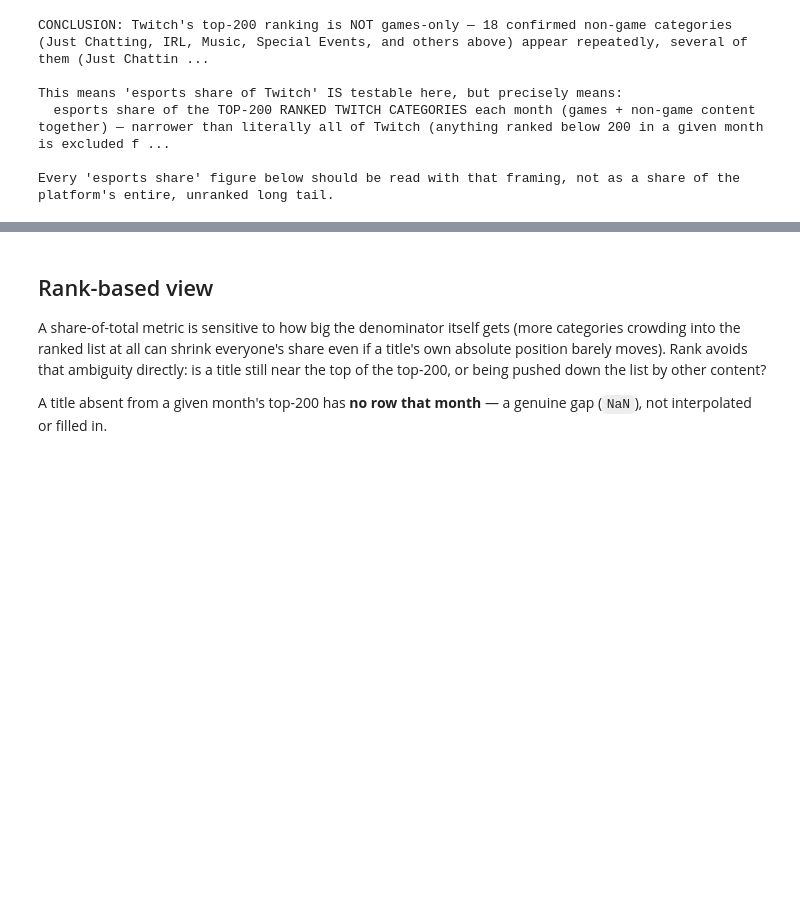
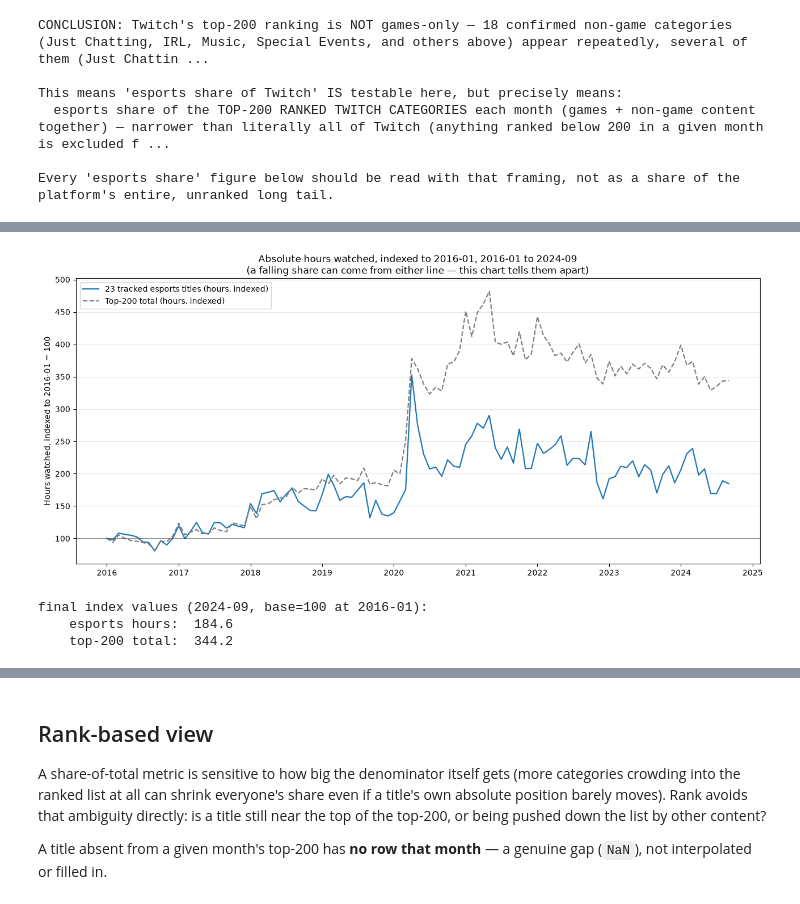
Before and after one commit to JacobH1994/fandomdatapuller, a Jupyter notebook: notebooks/esports_share_of_twitch.ipynb, the cells around one changed output, grey strips where cells are left out. Drawn from its saved outputs; the diff is of its cells as text; code cells hidden in the pictures; blank space fills up the shorter version.

```diff
--- a/notebooks/esports_share_of_twitch.ipynb
+++ b/notebooks/esports_share_of_twitch.ipynb
@@ -238,0 +262,31 @@ print(share_df[["month", "esports_share", "just_chatting_share", "non_game_share
+# %%
+indexed = share_df[["month", "esports_hours", "total_hours"]].copy()
+base_esports = indexed["esports_hours"].iloc[0]
+base_total = indexed["total_hours"].iloc[0]
+indexed["esports_indexed"] = 100 * indexed["esports_hours"] / base_esports
+indexed["total_indexed"] = 100 * indexed["total_hours"] / base_total
+
+fig, ax = plt.subplots(figsize=(13, 6))
+ax.plot(indexed["month"], indexed["esports_indexed"], color="#1f77b4", linewidth=1.6,
+        label=f"{len(matched_ids)} tracked esports titles (hours, indexed)")
+ax.plot(indexed["month"], indexed["total_indexed"], color="#7f7f7f", linewidth=1.6, linestyle="--",
+        label="Top-200 total (hours, indexed)")
+ax.axhline(100, color="black", linewidth=0.8, alpha=0.4)
+ax.set_ylabel("Hours watched, indexed to 2016-01 = 100")
+ax.set_title(f"Absolute hours watched, indexed to 2016-01, 2016-01 to {last_month}\n"
+             "(a falling share can come from either line — this chart tells them apart)")
+ax.legend(loc="upper left")
+ax.grid(axis="y", alpha=0.3)
+fig.tight_layout()
+plt.show()
+
+final_esports_idx = indexed["esports_indexed"].iloc[-1]
+final_total_idx = indexed["total_indexed"].iloc[-1]
+print(f"final index values ({last_month}, base=100 at 2016-01):")
+print(f"    esports hours:  {final_esports_idx:.1f}")
+print(f"    top-200 total:  {final_total_idx:.1f}")
+# %% [output]
+[figure, added]
+final index values (2024-09, base=100 at 2016-01):
+    esports hours:  184.6
+    top-200 total:  344.2
```
Also changed, not shown: parts of 20 cells of this notebook, 1 other file.
